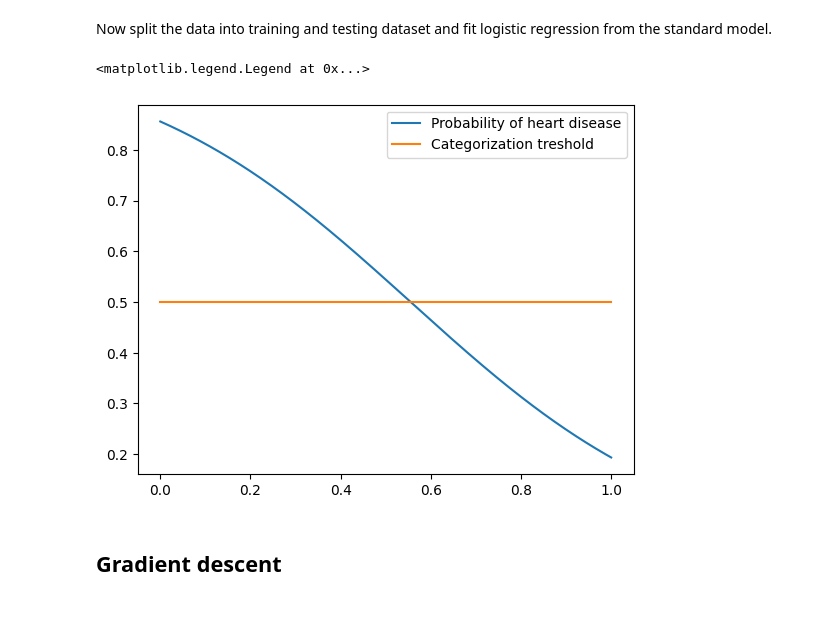
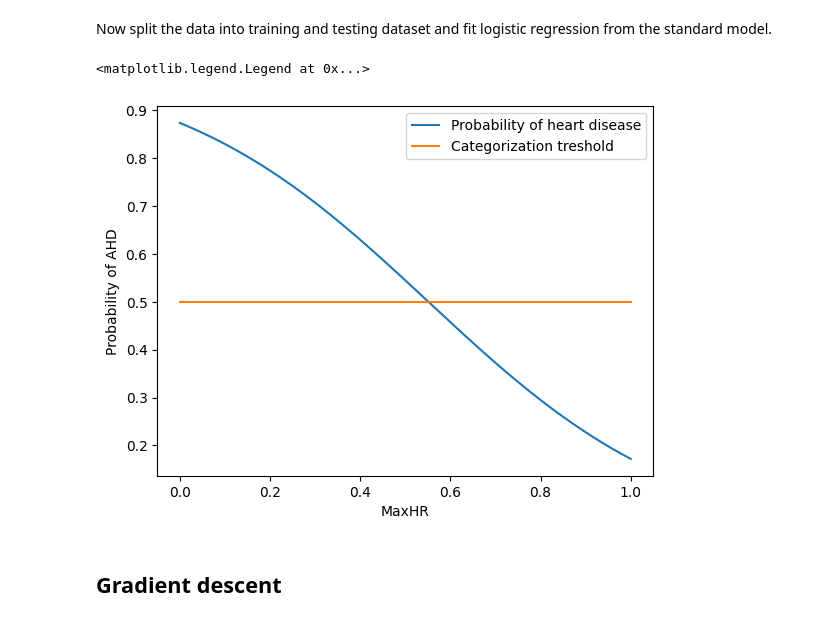
Before and after one commit to LexXxik/learning_statistical_learning, a Jupyter notebook: lessons/l_6_logistic_regression.ipynb, the cells around one changed output. Saved outputs shown, nothing was run; the diff lists cells and outputs as text; code cells hidden in the pictures.

```diff
--- a/lessons/l_6_logistic_regression.ipynb
+++ b/lessons/l_6_logistic_regression.ipynb
@@ -40,22 +49,26 @@ plt.scatter(X,y)
 Now split the data into training and testing dataset and fit logistic regression from the standard model.
 # %%
 #Libraries
-from sklearn.model_selection import train_test_split
 from sklearn.linear_model import LogisticRegression
 
-#Split and train
-X_train, X_test, y_train, y_test = train_test_split(X, y, test_size=0.2, random_state=1)
-model_sci = LogisticRegression(random_state=1).fit(X_train, y_train)
+# Train the model
+model_sci = LogisticRegression(random_state=1).fit(X, y)
+
+#Defining categorization treshold
+# CONSTANT
+bayes_treshold = 0.5
 
 #Plot probabilities
 x_lin = np.linspace(0,1,500).reshape(-1,1)
 y_proba_sci = model_sci.predict_proba(x_lin)
 plt.plot(x_lin, y_proba_sci[:, 1])
-plt.plot(x_lin, np.array([0.5 for i in range(len(y_proba_sci[:,1]))]))
+plt.plot(x_lin, np.array([bayes_treshold for i in range(len(y_proba_sci[:,1]))]))
+plt.xlabel("MaxHR")
+plt.ylabel("Probability of AHD")
 plt.legend(["Probability of heart disease", "Categorization treshold"])
 # %% [output]
 <matplotlib.legend.Legend at 0x...>
-[figure, old version]
+[figure, new version]
 # %% [markdown]
 ## Gradient descent
 # %% [markdown]
```
Also changed, not shown: parts of 14 cells of this notebook.
